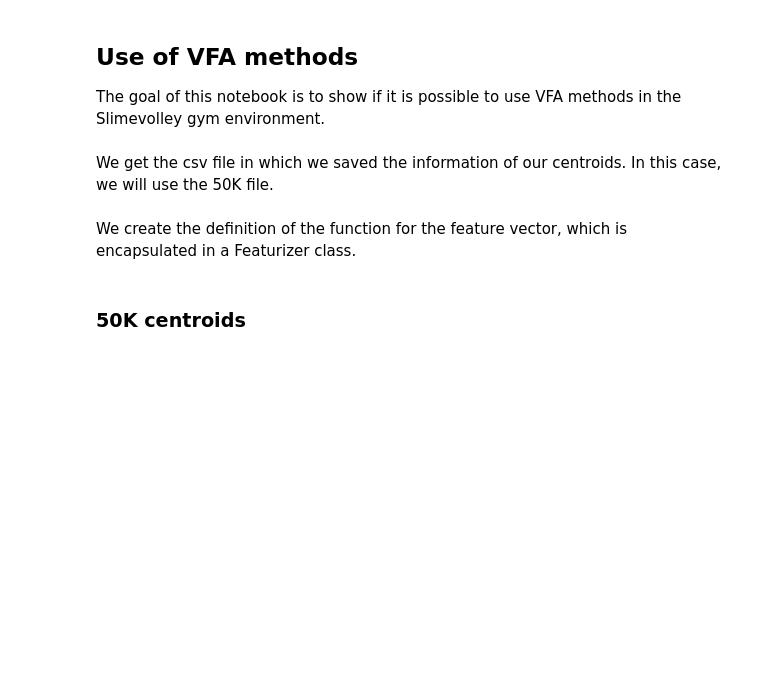
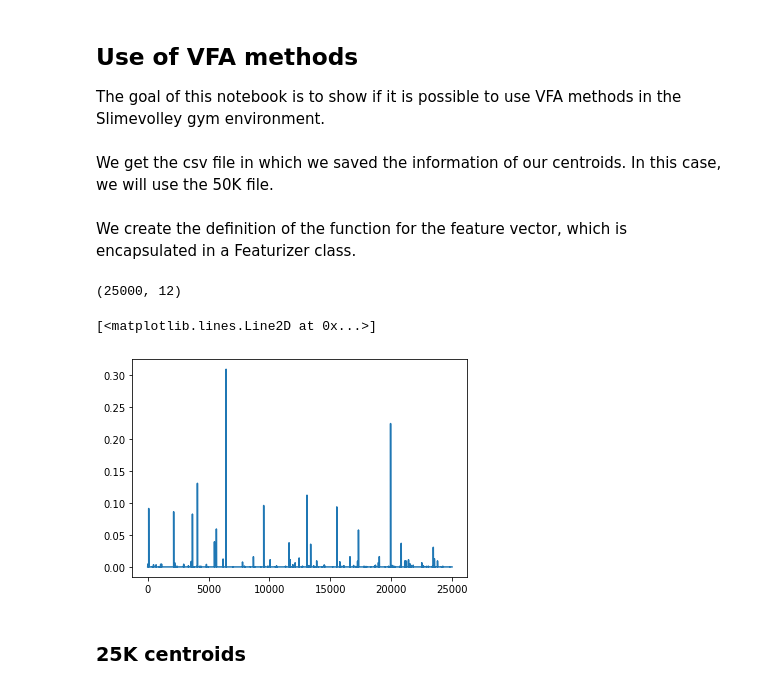
Before and after one commit to andreszpt/rl-slimevolley, a Jupyter notebook: src/vfa_methods.ipynb, the cells around one changed output. Drawn from its saved outputs; the diff is of its cells as text; code cells hidden in the pictures; blank space fills up the shorter version.

```diff
--- a/src/vfa_methods.ipynb
+++ b/src/vfa_methods.ipynb
@@ -15,12 +15,28 @@ DATADIR = join('..', 'data')
 # %% [markdown]
 We get the csv file in which we saved the information of our centroids. In this case, we will use the 50K file.
 # %%
-centroids = pd.read_csv(join(DATADIR, 'c_50_mix.csv'))
+centroids = pd.read_csv(join(DATADIR, 'c_25_mix.csv'))
 # %% [markdown]
 We create the definition of the function for the feature vector, which is encapsulated in a Featurizer class.
 # %%
 slime_env = gym.make('SlimeVolley-v0')
 # %%
-featurizer = Featurizer(slime_env.observation_space, np.array(centroids))
+featurizer = Featurizer(slime_env.observation_space, np.array(centroids), sigma=0.3)
+# %%
+ss_bsln = pd.read_csv(join(DATADIR, 'ss_bsln_900k.csv'))
+ss_random = pd.read_csv(join(DATADIR, 'ss_random_100k.csv'))
+
+ss = pd.concat([ss_bsln, ss_random], ignore_index=True).sample(frac=1).to_numpy()
+
+x = featurizer.feature_vector(ss[0, :])
+# %%
+centroids.shape
+# %% [output]
+(25000, 12)
+# %%
+plt.plot(x)
+# %% [output]
+[<matplotlib.lines.Line2D at 0x...>]
+[figure, added]
 # %% [markdown]
-### 50K centroids
+### 25K centroids
```
Also changed, not shown: parts of 5 cells of this notebook, 20 other files.
